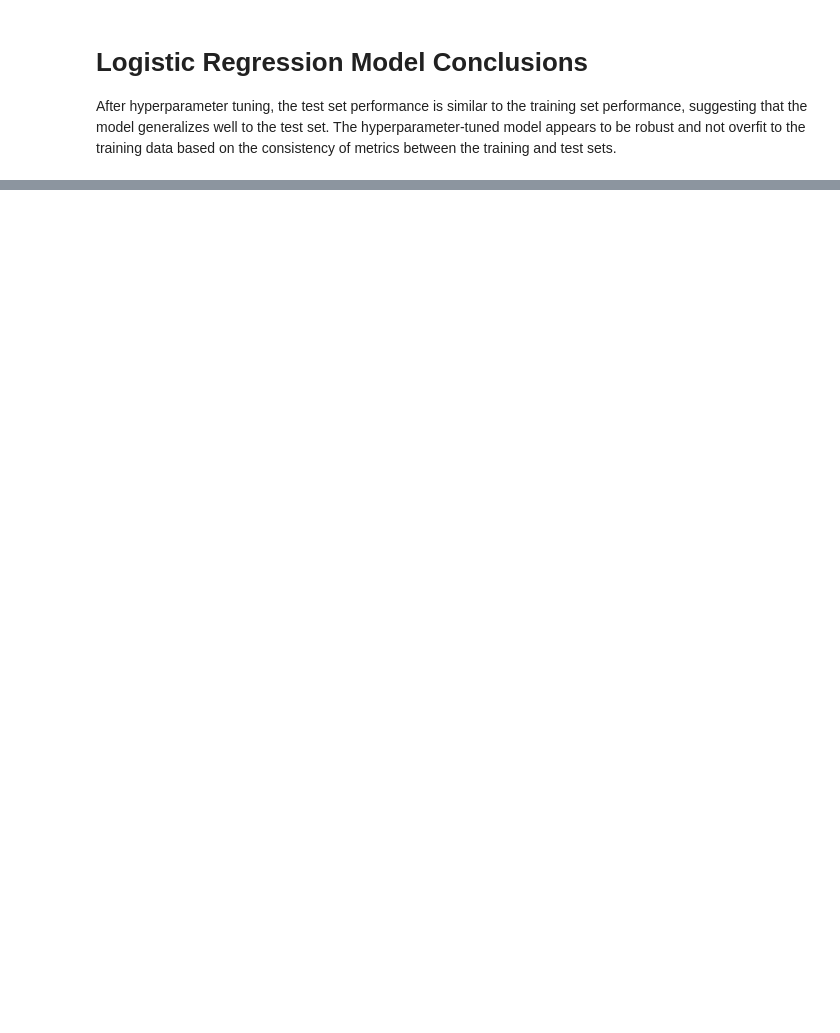
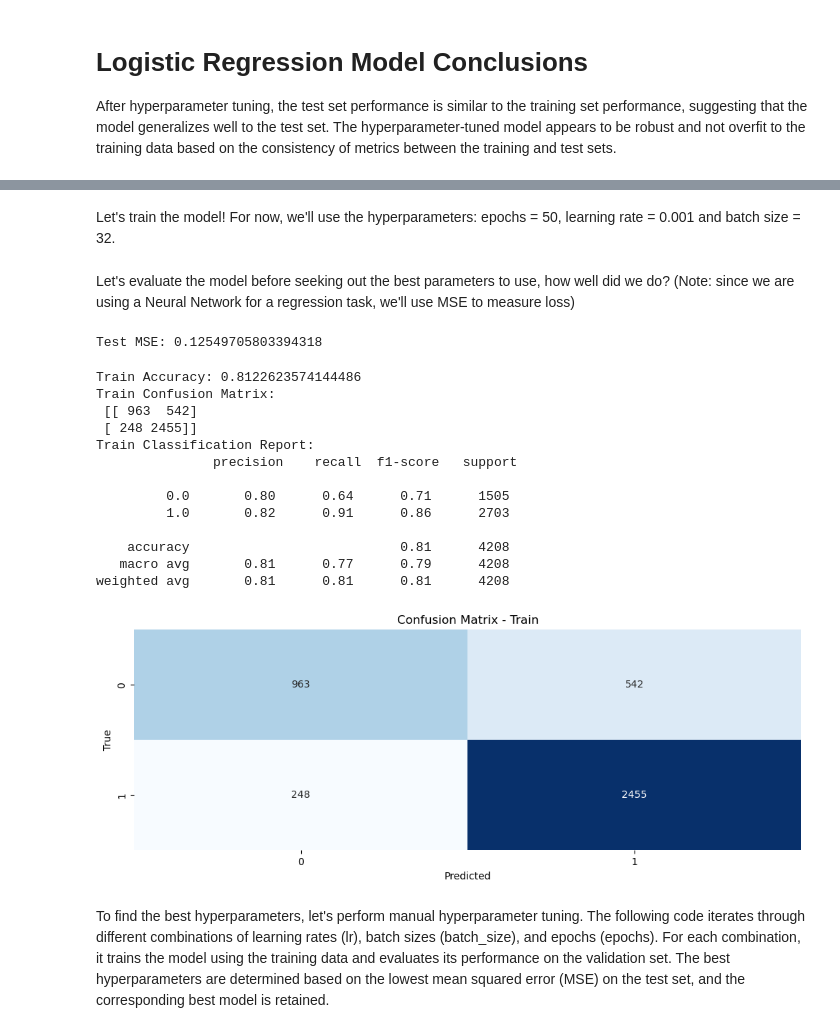
Before and after one commit to tamadNaBrowNie/stintsy_mco, a Jupyter notebook: MCO1.ipynb, the cells around one changed output, grey strips where cells are left out. Drawn from its saved outputs; the diff is of its cells as text; code cells hidden in the pictures; blank space fills up the shorter version.

Commit message:
Added neural network model to main file

```diff
--- a/MCO1.ipynb
+++ b/MCO1.ipynb
@@ -365,0 +424,65 @@ After hyperparameter tuning, the test set performance is similar to the training
+# %%
+# instantiate the model, loss function and optimizer
+input_size = X_train.shape[1]
+model = RegressionNN(input_size)
+criterion = nn.MSELoss()
+optimizer = optim.Adam(model.parameters(), lr=0.001)
+# %% [markdown]
+Let's train the model! For now, we'll use the hyperparameters: epochs = 50, learning rate = 0.001 and batch size = 32.
+# %%
+# model training
+num_epochs = 50
+for epoch in range(num_epochs):
+    model.train()
+    for inputs, targets in train_loader:
+        optimizer.zero_grad()
+        outputs = model(inputs)
+        loss = criterion(outputs, targets)
+        loss.backward()
+        optimizer.step()
+
+    # validation
+    model.eval()
+    with torch.no_grad():
+        val_loss = 0.0
+        for inputs, targets in val_loader:
+            outputs = model(inputs)
+            val_loss += criterion(outputs, targets)
+# %% [markdown]
+Let's evaluate the model before seeking out the best parameters to use, how well did we do? (Note: since we are using a Neural Network for a regression task, we'll use MSE to measure loss)
+# %%
+# evaluation (training set)
+model.eval()
+predictions = []
+targets_list = []
+with torch.no_grad():
+    for inputs, targets in train_loader:
+        outputs = model(inputs)
+        predictions.extend(outputs.numpy())
+        targets_list.extend(targets.numpy())
+
+test_mse = mean_squared_error(targets_list, predictions)
+print(f'Test MSE: {test_mse}')
+# %% [output]
+Test MSE: 0.12549705803394318
+# %%
+show_metrics(targets_list, np.round(predictions), mode="Train")
+conf_matrix_train = confusion_matrix(targets_list, np.round(predictions))
+show_mat(conf_matrix_train, title="Confusion Matrix - Train")
+# %% [output]
+Train Accuracy: 0.8122623574144486
+Train Confusion Matrix:
+ [[ 963  542]
+ [ 248 2455]]
+Train Classification Report:
+               precision    recall  f1-score   support
+
+         0.0       0.80      0.64      0.71      1505
+         1.0       0.82      0.91      0.86      2703
+
+    accuracy                           0.81      4208
+   macro avg       0.81      0.77      0.79      4208
+weighted avg       0.81      0.81      0.81      4208
+[figure, added]
+# %% [markdown]
+To find the best hyperparameters, let's perform manual hyperparameter tuning. The following code iterates through different combinations of learning rates (lr), batch sizes (batch_size), and epochs (epochs). For each combination, it trains the model using the training data and evaluates its performance on the validation set. The best hyperparameters are determined based on the lowest mean squared error (MSE) on the test set, and the corresponding best model is retained.
```
Also changed, not shown: parts of 32 cells of this notebook.
